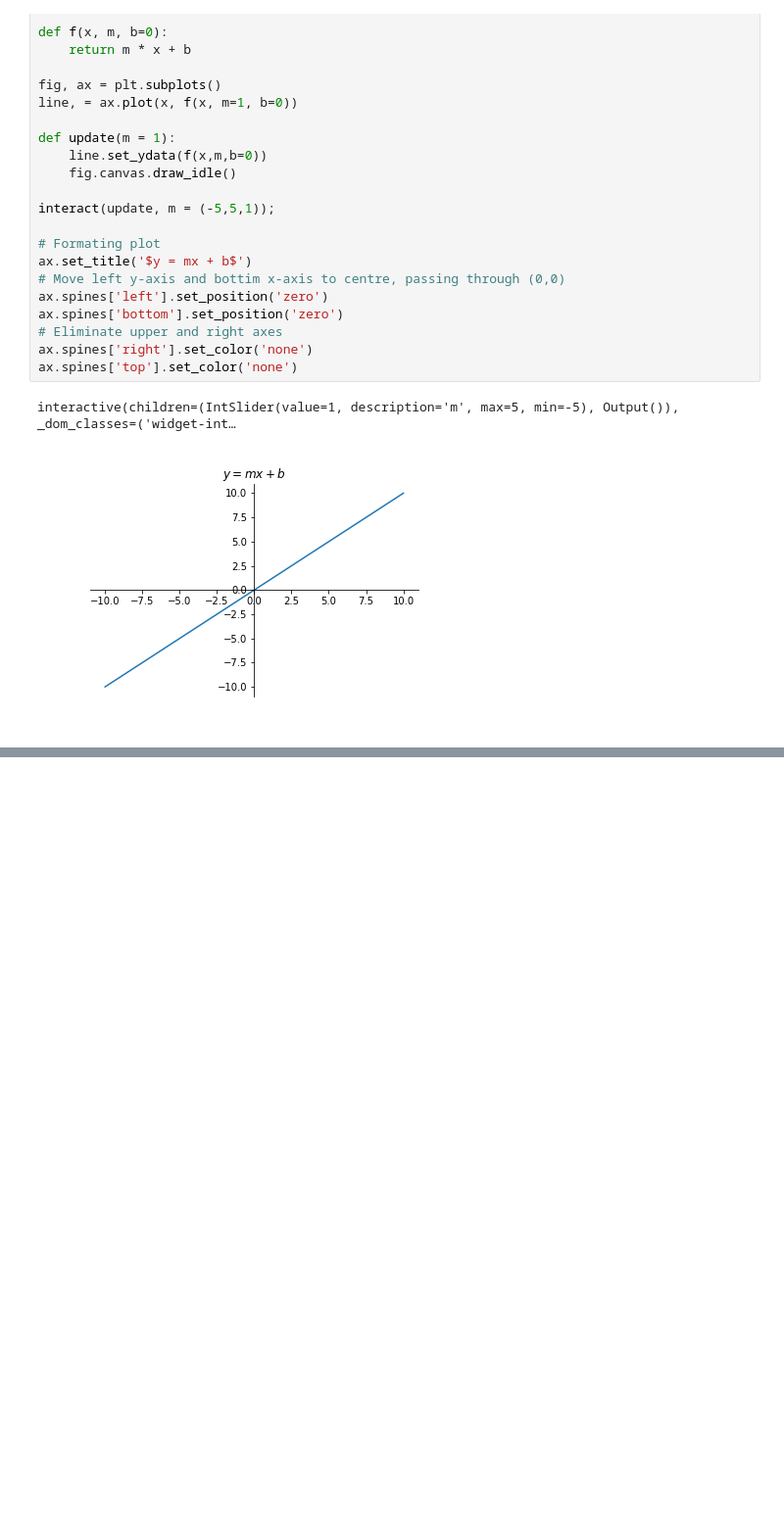
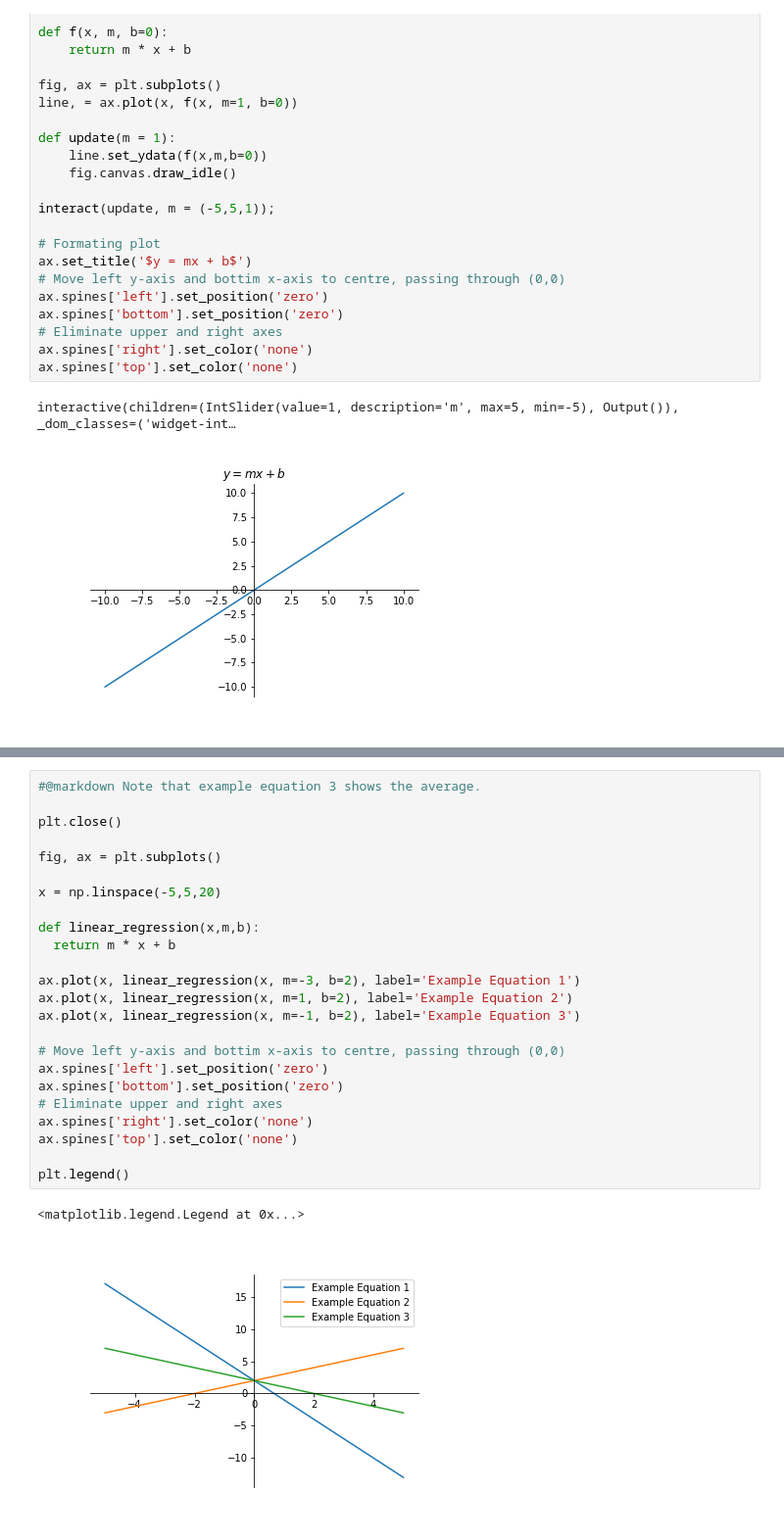
Before and after one commit to van-richard/Machine_Learning_Tutorials, a Jupyter notebook: Introduction_to_Neural_Networks.ipynb, the cells around one changed output, grey strips where cells are left out. Shown: that part at 98% size. Drawn from its saved outputs; the diff is of its cells as text; blank space fills up the shorter version.

```diff
--- a/Introduction_to_Neural_Networks.ipynb
+++ b/Introduction_to_Neural_Networks.ipynb
@@ -78,0 +154,27 @@ If we include a value(s) of _b_, we get variations in the y-intersection.
+# %%
+#@markdown Note that example equation 3 shows the average.
+
+plt.close()
+
+fig, ax = plt.subplots()
+
+x = np.linspace(-5,5,20)
+
+def linear_regression(x,m,b):
+  return m * x + b
+
+ax.plot(x, linear_regression(x, m=-3, b=2), label='Example Equation 1')
+ax.plot(x, linear_regression(x, m=1, b=2), label='Example Equation 2')
+ax.plot(x, linear_regression(x, m=-1, b=2), label='Example Equation 3')
+
+# Move left y-axis and bottim x-axis to centre, passing through (0,0)
+ax.spines['left'].set_position('zero')
+ax.spines['bottom'].set_position('zero')
+# Eliminate upper and right axes
+ax.spines['right'].set_color('none')
+ax.spines['top'].set_color('none')
+
+plt.legend()
+# %% [output]
+<matplotlib.legend.Legend at 0x...>
+[figure, added]
```
Also changed, not shown: parts of 7 cells of this notebook.
